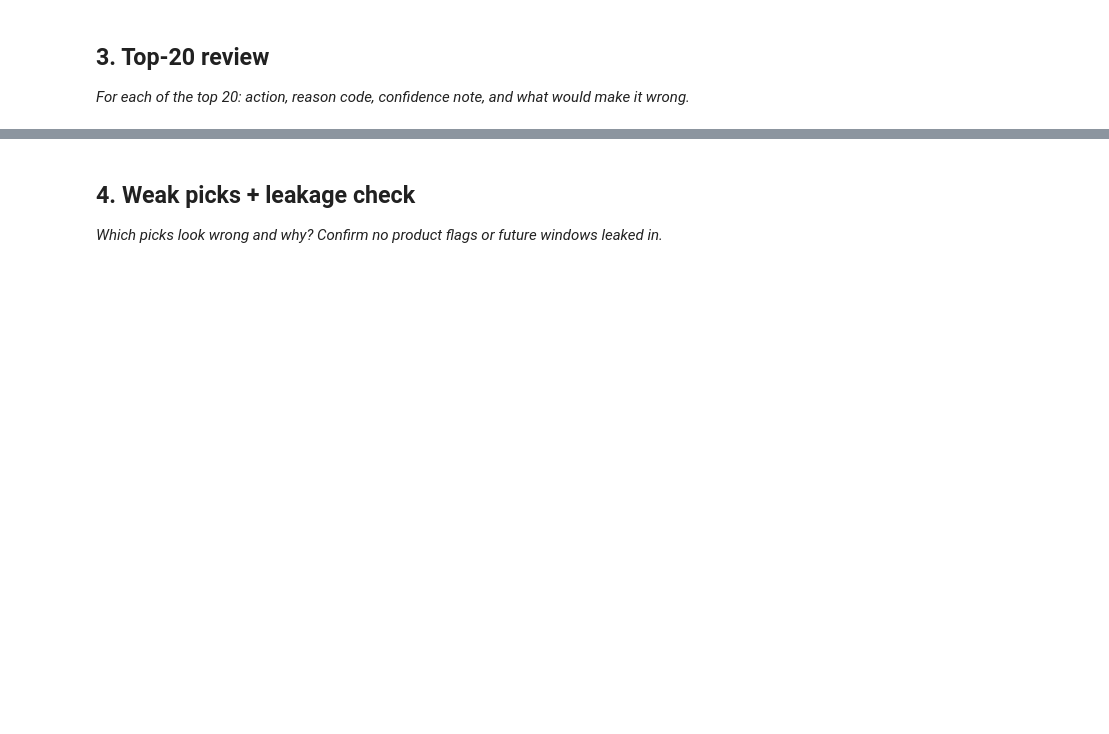
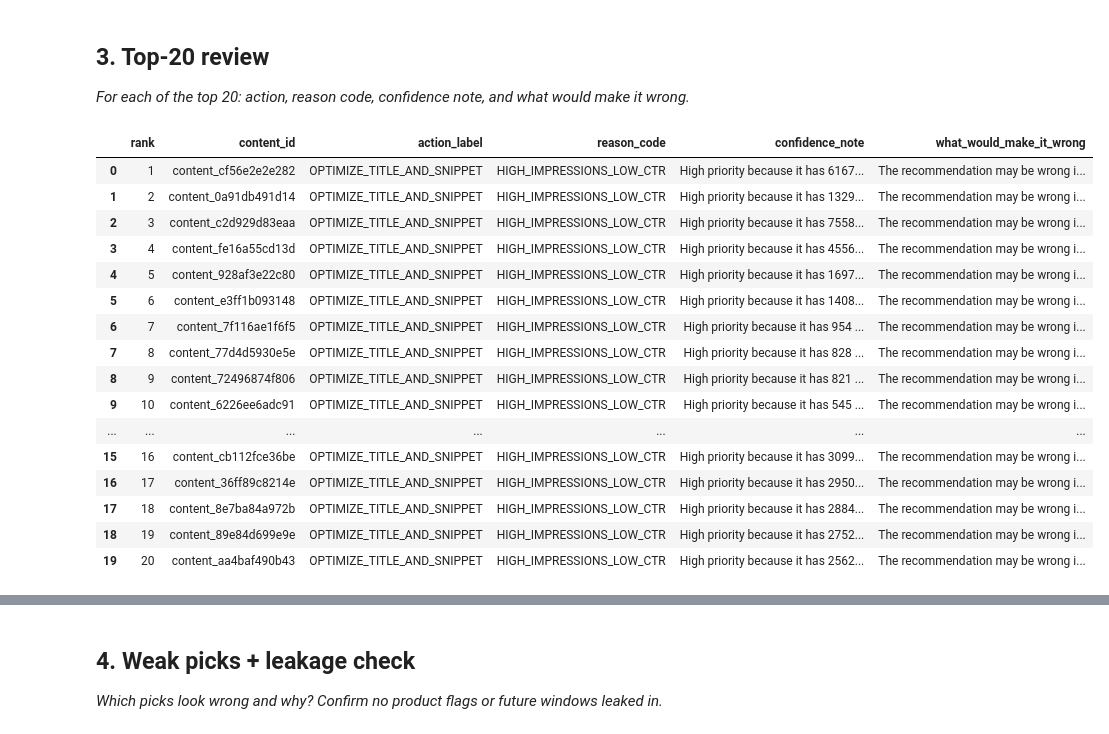
Before and after one commit to baraakhalid14/flyrank-ml-internship, a Jupyter notebook: work/notebooks/w04_baseline_score.ipynb, the cells around one changed output, grey strips where cells are left out. Drawn from its saved outputs; the diff is of its cells as text; code cells hidden in the pictures; blank space fills up the shorter version.

Commit message:
Complete ML-07 baseline action score

```diff
--- a/work/notebooks/w04_baseline_score.ipynb
+++ b/work/notebooks/w04_baseline_score.ipynb
@@ -14,3 +36,15 @@ This skeleton is yours to fill. Work the sections **in order** — each one has
 ## 2. Build the ranked queue (writes the CSV)
 
 *Code the score, rank everything, write work/outputs/baseline_action_score.csv.*
+# %%
+import pandas as pd
+
+data_url = "https://raw.githubusercontent.com/baraakhalid14/flyrank-ml-internship/main/data/raw/content_refresh_anonymized.csv"
+
+df = pd.read_csv(data_url)
+
+print("Rows and columns:", df.shape)
+print("\nColumn names:")
+print(df.columns.tolist())
+
+df.head()
@@ -18,3 +231,52 @@ This skeleton is yours to fill. Work the sections **in order** — each one has
 ## 3. Top-20 review
 
 *For each of the top 20: action, reason code, confidence note, and what would make it wrong.*
+# %%
+top20_review = baseline_output.head(20).copy()
+
+top20_review["confidence_note"] = top20_review.apply(
+    lambda row: (
+        f"High priority because it has {row['impressions_90d']:.0f} impressions, "
+        f"a CTR of {row['ctr']:.2f}, an average position of {row['avg_position']:.1f}, "
+        f"and was last updated {row['days_since_last_update']:.0f} days ago."
+    ),
+    axis=1
+)
+
+top20_review["what_would_make_it_wrong"] = top20_review.apply(
+    lambda row: (
+        "The recommendation may be wrong if the page has a naturally low CTR, "
+        "if its search intent is already satisfied, if the data is seasonal, "
+        "or if changing the title and snippet would not improve relevance."
+    ),
+    axis=1
+)
+
+review_columns = [
+    "rank",
+    "content_id",
+    "action_label",
+    "reason_code",
+    "confidence_note",
+    "what_would_make_it_wrong"
+]
+
+top20_review[review_columns]
+# %% [output]
+|  | rank | content_id | action_label | reason_code | confidence_note | what_would_make_it_wrong |
+| 0 | 1 | content_cf56e2e2e282 | OPTIMIZE_TITLE_AND_SNIPPET | HIGH_IMPRESSIONS_LOW_CTR | High priority because it has 6167... | The recommendation may be wrong i... |
+| 1 | 2 | content_0a91db491d14 | OPTIMIZE_TITLE_AND_SNIPPET | HIGH_IMPRESSIONS_LOW_CTR | High priority because it has 1329... | The recommendation may be wrong i... |
+| 2 | 3 | content_c2d929d83eaa | OPTIMIZE_TITLE_AND_SNIPPET | HIGH_IMPRESSIONS_LOW_CTR | High priority because it has 7558... | The recommendation may be wrong i... |
+| 3 | 4 | content_fe16a55cd13d | OPTIMIZE_TITLE_AND_SNIPPET | HIGH_IMPRESSIONS_LOW_CTR | High priority because it has 4556... | The recommendation may be wrong i... |
+| 4 | 5 | content_928af3e22c80 | OPTIMIZE_TITLE_AND_SNIPPET | HIGH_IMPRESSIONS_LOW_CTR | High priority because it has 1697... | The recommendation may be wrong i... |
+| 5 | 6 | content_e3ff1b093148 | OPTIMIZE_TITLE_AND_SNIPPET | HIGH_IMPRESSIONS_LOW_CTR | High priority because it has 1408... | The recommendation may be wrong i... |
+| 6 | 7 | content_7f116ae1f6f5 | OPTIMIZE_TITLE_AND_SNIPPET | HIGH_IMPRESSIONS_LOW_CTR | High priority because it has 954 ... | The recommendation may be wrong i... |
+| 7 | 8 | content_77d4d5930e5e | OPTIMIZE_TITLE_AND_SNIPPET | HIGH_IMPRESSIONS_LOW_CTR | High priority because it has 828 ... | The recommendation may be wrong i... |
+| 8 | 9 | content_72496874f806 | OPTIMIZE_TITLE_AND_SNIPPET | HIGH_IMPRESSIONS_LOW_CTR | High priority because it has 821 ... | The recommendation may be wrong i... |
+| 9 | 10 | content_6226ee6adc91 | OPTIMIZE_TITLE_AND_SNIPPET | HIGH_IMPRESSIONS_LOW_CTR | High priority because it has 545 ... | The recommendation may be wrong i... |
+| ... | ... | ... | ... | ... | ... | ... |
+| 15 | 16 | content_cb112fce36be | OPTIMIZE_TITLE_AND_SNIPPET | HIGH_IMPRESSIONS_LOW_CTR | High priority because it has 3099... | The recommendation may be wrong i... |
+| 16 | 17 | content_36ff89c8214e | OPTIMIZE_TITLE_AND_SNIPPET | HIGH_IMPRESSIONS_LOW_CTR | High priority because it has 2950... | The recommendation may be wrong i... |
+| 17 | 18 | content_8e7ba84a972b | OPTIMIZE_TITLE_AND_SNIPPET | HIGH_IMPRESSIONS_LOW_CTR | High priority because it has 2884... | The recommendation may be wrong i... |
+| 18 | 19 | content_89e84d699e9e | OPTIMIZE_TITLE_AND_SNIPPET | HIGH_IMPRESSIONS_LOW_CTR | High priority because it has 2752... | The recommendation may be wrong i... |
+| 19 | 20 | content_aa4baf490b43 | OPTIMIZE_TITLE_AND_SNIPPET | HIGH_IMPRESSIONS_LOW_CTR | High priority because it has 2562... | The recommendation may be wrong i... |
```
Also changed, not shown: parts of 6 cells of this notebook.
